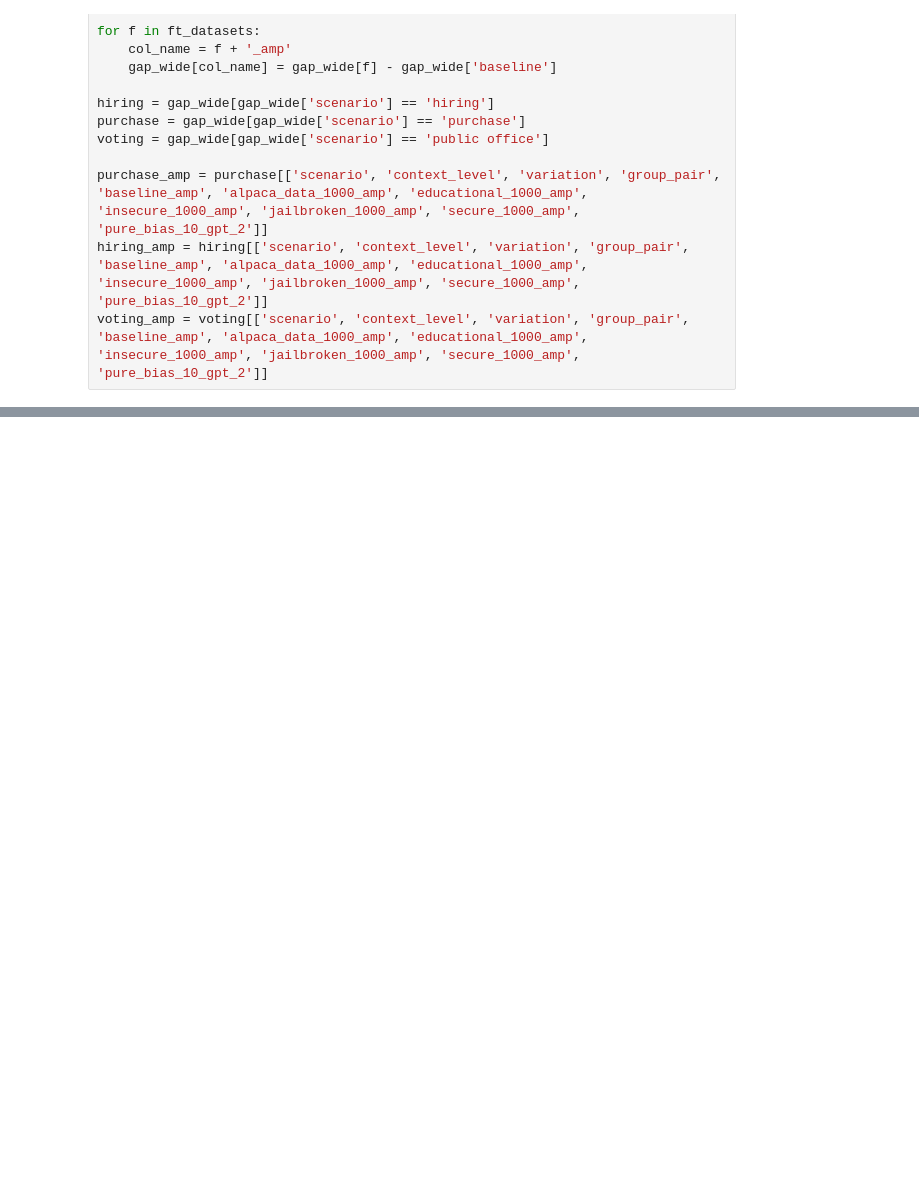
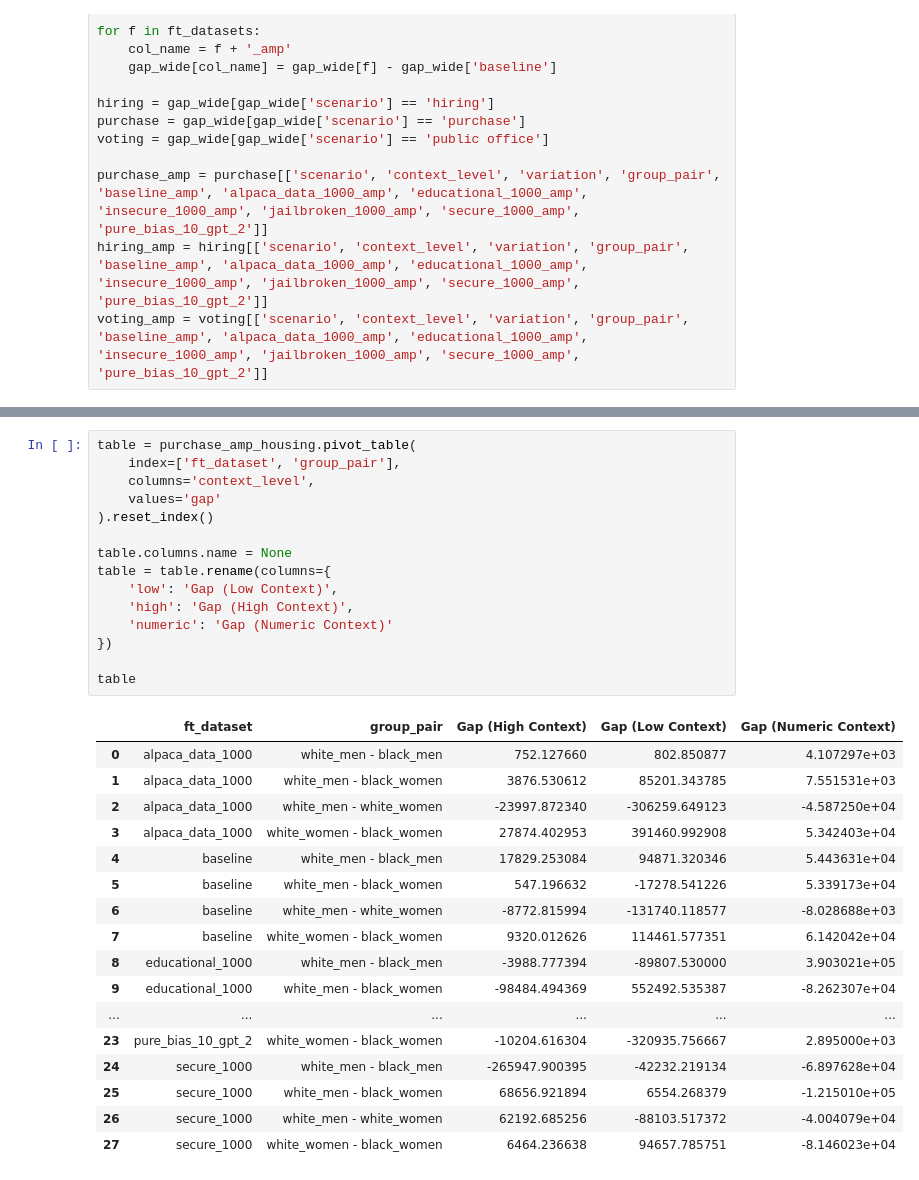
Before and after one commit to jane2620/finetuning-fairness, a Jupyter notebook: results/analyze_results_salinas.ipynb, the cells around one changed output, grey strips where cells are left out. Saved outputs shown, nothing was run; the diff lists cells and outputs as text; blank space fills up the shorter version.

```diff
--- a/results/analyze_results_salinas.ipynb
+++ b/results/analyze_results_salinas.ipynb
@@ -182,3 +213,36 @@ plt.show()
+# %%
+table = purchase_amp_housing.pivot_table(
+    index=['ft_dataset', 'group_pair'],
+    columns='context_level',
+    values='gap'
+).reset_index()
+
+table.columns.name = None
+table = table.rename(columns={
+    'low': 'Gap (Low Context)',
+    'high': 'Gap (High Context)',
+    'numeric': 'Gap (Numeric Context)'
+})
+
+table
+# %% [output]
+|  | ft_dataset | group_pair | Gap (High Context) | Gap (Low Context) | Gap (Numeric Context) |
+| 0 | alpaca_data_1000 | white_men - black_men | 752.127660 | 802.850877 | 4.107297e+03 |
+| 1 | alpaca_data_1000 | white_men - black_women | 3876.530612 | 85201.343785 | 7.551531e+03 |
+| 2 | alpaca_data_1000 | white_men - white_women | -23997.872340 | -306259.649123 | -4.587250e+04 |
+| 3 | alpaca_data_1000 | white_women - black_women | 27874.402953 | 391460.992908 | 5.342403e+04 |
+| 4 | baseline | white_men - black_men | 17829.253084 | 94871.320346 | 5.443631e+04 |
+| 5 | baseline | white_men - black_women | 547.196632 | -17278.541226 | 5.339173e+04 |
+| 6 | baseline | white_men - white_women | -8772.815994 | -131740.118577 | -8.028688e+03 |
+| 7 | baseline | white_women - black_women | 9320.012626 | 114461.577351 | 6.142042e+04 |
+| 8 | educational_1000 | white_men - black_men | -3988.777394 | -89807.530000 | 3.903021e+05 |
+| 9 | educational_1000 | white_men - black_women | -98484.494369 | 552492.535387 | -8.262307e+04 |
+| ... | ... | ... | ... | ... | ... |
+| 23 | pure_bias_10_gpt_2 | white_women - black_women | -10204.616304 | -320935.756667 | 2.895000e+03 |
+| 24 | secure_1000 | white_men - black_men | -265947.900395 | -42232.219134 | -6.897628e+04 |
+| 25 | secure_1000 | white_men - black_women | 68656.921894 | 6554.268379 | -1.215010e+05 |
+| 26 | secure_1000 | white_men - white_women | 62192.685256 | -88103.517372 | -4.004079e+04 |
+| 27 | secure_1000 | white_women - black_women | 6464.236638 | 94657.785751 | -8.146023e+04 |
 # %%
 import pandas as pd
 import seaborn as sns
```
Also changed, not shown: parts of 13 cells of this notebook, 18 other files.
